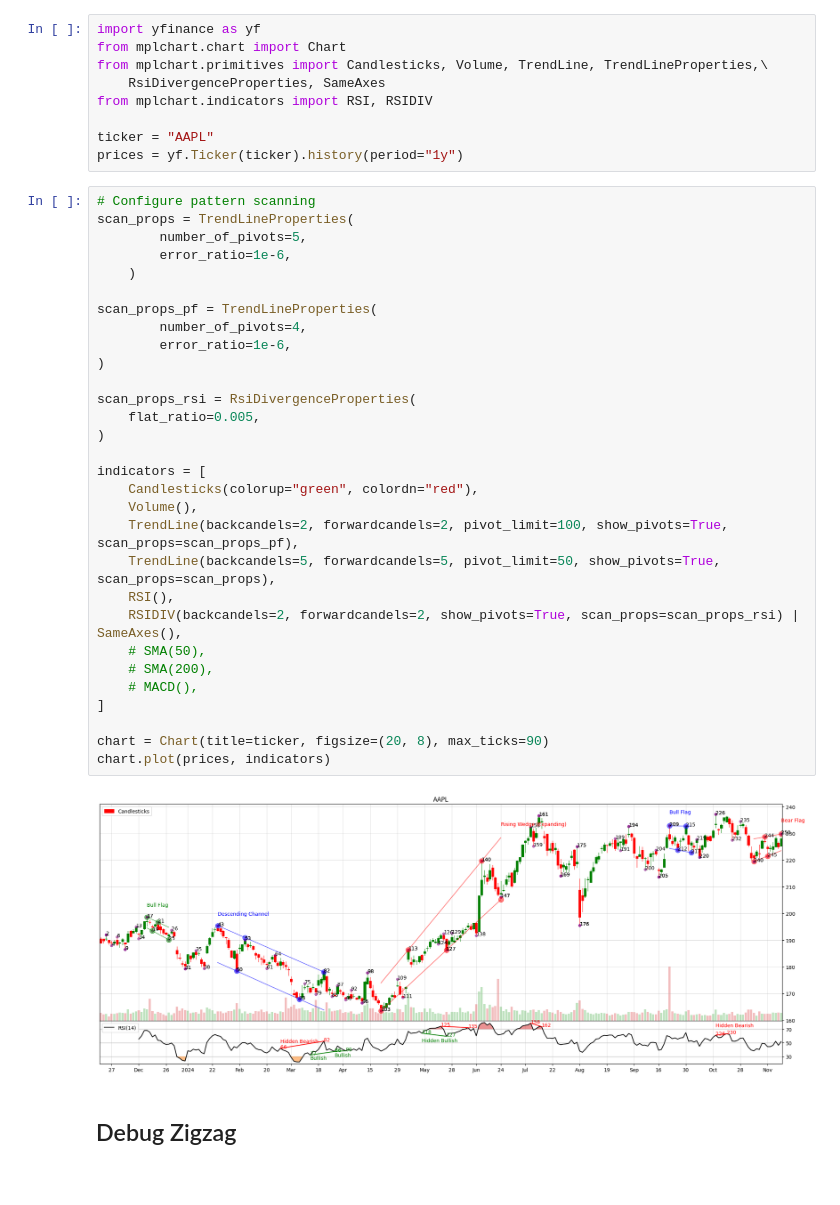
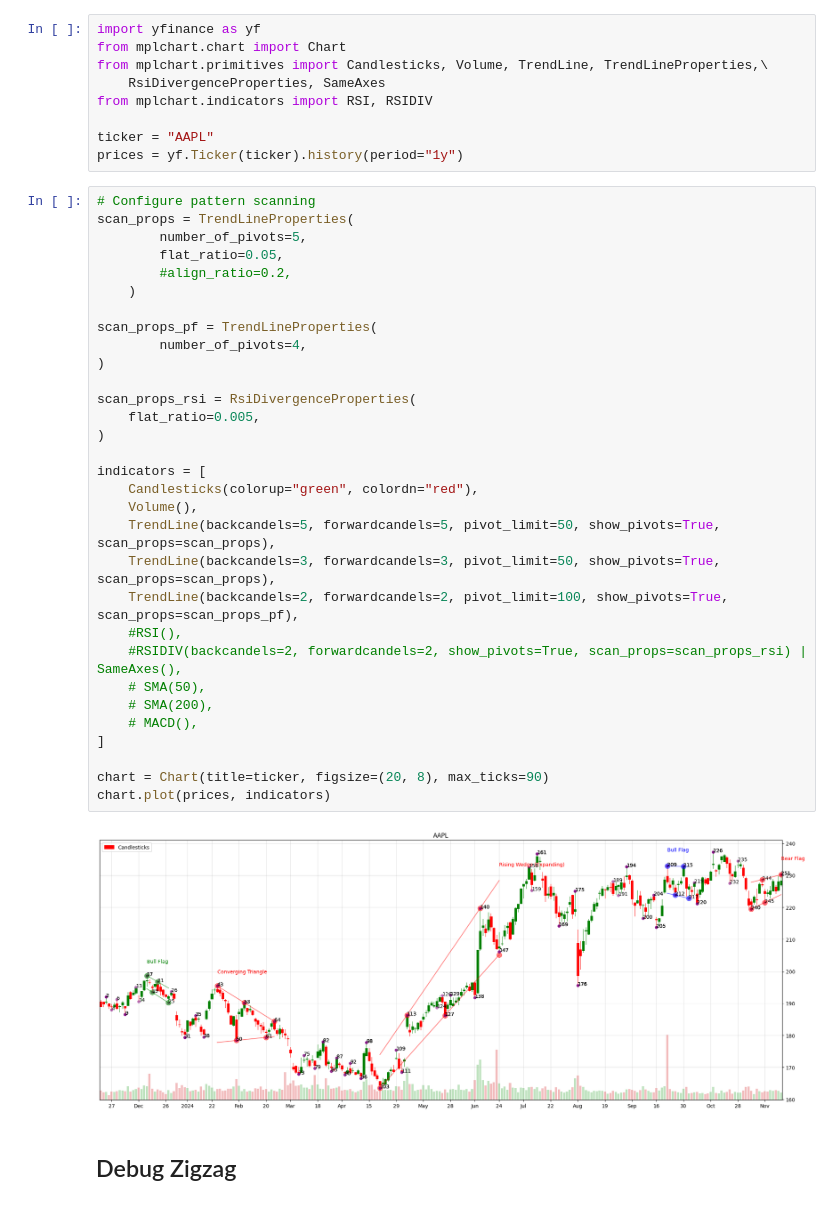
Before and after one commit to furechan/mplchart, a Jupyter notebook: examples/plot-trendlines.ipynb, the cells around one changed output. Cells and saved outputs as stored; diff of their text form.

```diff
--- a/examples/plot-trendlines.ipynb
+++ b/examples/plot-trendlines.ipynb
@@ -10,35 +14,36 @@ prices = yf.Ticker(ticker).history(period="1y")
 # %%
 # Configure pattern scanning
 scan_props = TrendLineProperties(
         number_of_pivots=5,
-        error_ratio=1e-6,
+        flat_ratio=0.05,
+        #align_ratio=0.2,
     )
 
 scan_props_pf = TrendLineProperties(
         number_of_pivots=4,
-        error_ratio=1e-6,
 )
 
 scan_props_rsi = RsiDivergenceProperties(
     flat_ratio=0.005,
 )
 
 indicators = [
     Candlesticks(colorup="green", colordn="red"),
     Volume(),
+    TrendLine(backcandels=5, forwardcandels=5, pivot_limit=50, show_pivots=True, scan_props=scan_props),
+    TrendLine(backcandels=3, forwardcandels=3, pivot_limit=50, show_pivots=True, scan_props=scan_props),
     TrendLine(backcandels=2, forwardcandels=2, pivot_limit=100, show_pivots=True, scan_props=scan_props_pf),
-    TrendLine(backcandels=5, forwardcandels=5, pivot_limit=50, show_pivots=True, scan_props=scan_props),
-    RSI(),
-    RSIDIV(backcandels=2, forwardcandels=2, show_pivots=True, scan_props=scan_props_rsi) | SameAxes(),
+    #RSI(),
+    #RSIDIV(backcandels=2, forwardcandels=2, show_pivots=True, scan_props=scan_props_rsi) | SameAxes(),
     # SMA(50),
     # SMA(200),
     # MACD(),
 ]
 
 chart = Chart(title=ticker, figsize=(20, 8), max_ticks=90)
 chart.plot(prices, indicators)
 # %% [output]
-[figure, old version]
+[figure, new version]
 # %% [markdown]
 ## Debug Zigzag
 # %%
```
Also changed, not shown: parts of 2 cells of this notebook, 10 other files.
